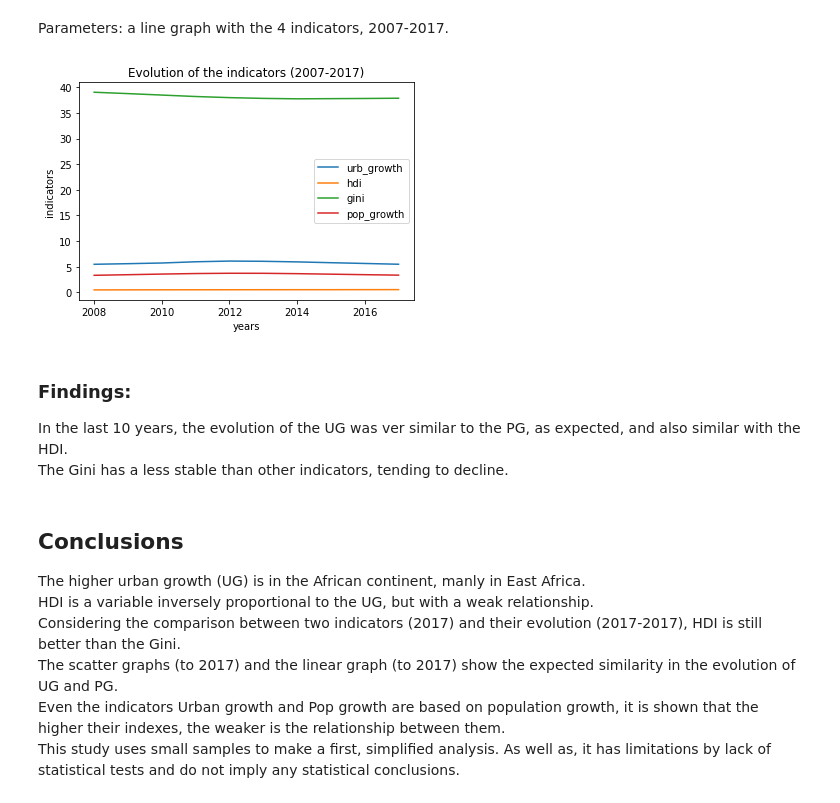
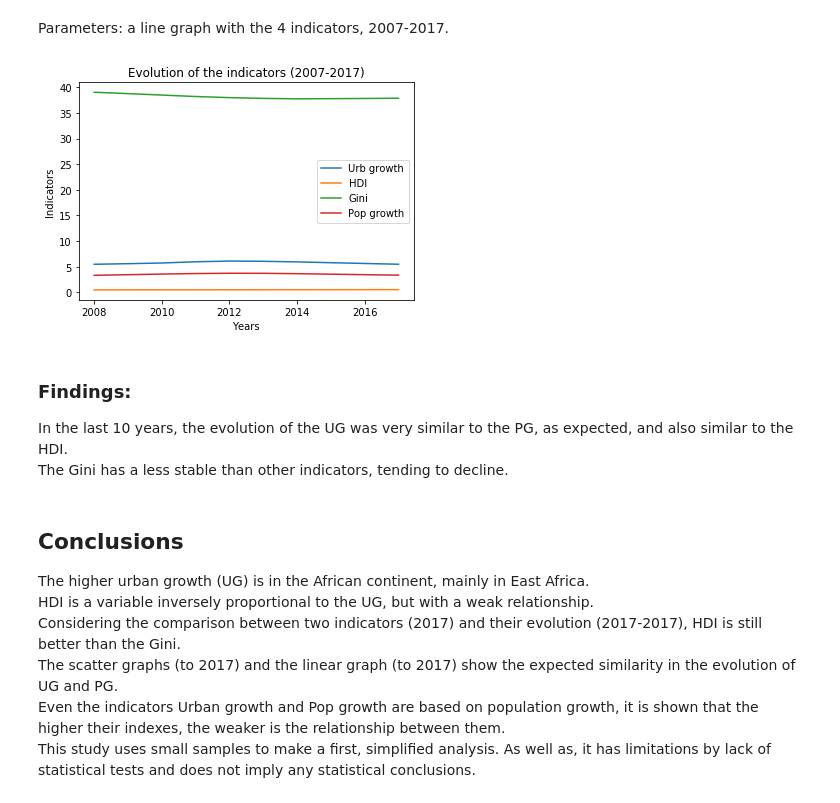
Before and after one commit to KC2016/Regional-Growth-Gapminder, a Jupyter notebook: Project2-KC.ipynb, the cells around one changed output. Cells and saved outputs as stored; diff of their text form; code cells hidden in the pictures.

```diff
--- a/Project2-KC.ipynb
+++ b/Project2-KC.ipynb
@@ -644,44 +628,44 @@ Urban growth vs pop growth, the higher the indexes, the weaker is the relationsh
 # %% [markdown]
 Parameters: a line graph with the 4 indicators, 2007-2017.<br>
 # %%
-#Lines grath from the last 10 years # parameters manually selected
+#Lines graph from the last 10 years # parameters manually selected
 
 x = [2008,2009,2010,2011,2012,2013,2014,2015,2016,2017]
 # line 1 points
 y1 = [5.466,5.584,5.716,5.956,6.092,6.048,5.932,5.776,5.626,5.474]
 # line 2 points
 y2 = [0.4646,0.4784,0.4880,0.4924,0.4970,0.5022,0.5052,0.5074,0.5178,0.5208]
 y3 = [39.033333,38.766667,38.483333,38.200000,37.983333,37.833333,37.750000,37.783333,37.816667,37.866667]
 y4 = [3.315000,3.433330,3.556667,3.660000,3.713333,3.705000,3.635000,3.535000,3.438333,3.346667]
-plt.plot(x, y1, label = "urb_growth")
-plt.plot(x, y2, label = "hdi")
-plt.plot(x, y3, label = "gini")
-plt.plot(x, y4, label = "pop_growth")
+plt.plot(x, y1, label = "Urb growth")
+plt.plot(x, y2, label = "HDI")
+plt.plot(x, y3, label = "Gini")
+plt.plot(x, y4, label = "Pop growth")
 
 # naming the x axis
-plt.xlabel('years')
+plt.xlabel('Years')
 # naming the y axis
-plt.ylabel('indicators')
+plt.ylabel('Indicators')
 # giving a title to my graph
 plt.title('Evolution of the indicators (2007-2017)')
 
 # show a legend on the plot
 plt.legend()
 
 # function to show the plot
 plt.show()
 # %% [output]
-[figure, old version]
+[figure, new version]
 # %% [markdown]
 ### Findings:
-In the last 10 years, the evolution of the UG was ver similar to the PG, as expected, and also similar with the HDI.<br>
+In the last 10 years, the evolution of the UG was very similar to the PG, as expected, and also similar to the HDI.<br>
 The Gini has a less stable than other indicators, tending to decline.<br>
 # %% [markdown]
 <a id='conclusions'></a>
 ## Conclusions
 
-The higher urban growth (UG) is in the African continent, manly in East Africa.<br>
+The higher urban growth (UG) is in the African continent, mainly in East Africa.<br>
 HDI is a variable inversely proportional to the UG, but with a weak relationship. <br> Considering the comparison between two indicators (2017) and their evolution (2017-2017), HDI is still better than the Gini.<br>
 The scatter graphs (to 2017) and the linear graph (to 2017) show the expected similarity in the evolution of UG and PG.<br>
 Even the indicators Urban growth and Pop growth are based on population growth, it is shown that the higher their indexes, the weaker is the relationship between them.<br>
-This study uses small samples to make a first, simplified analysis. As well as, it has limitations by lack of statistical tests and do not imply any statistical conclusions.<br>
+This study uses small samples to make a first, simplified analysis. As well as, it has limitations by lack of statistical tests and does not imply any statistical conclusions.<br>
```
Also changed, not shown: parts of 34 cells of this notebook.
